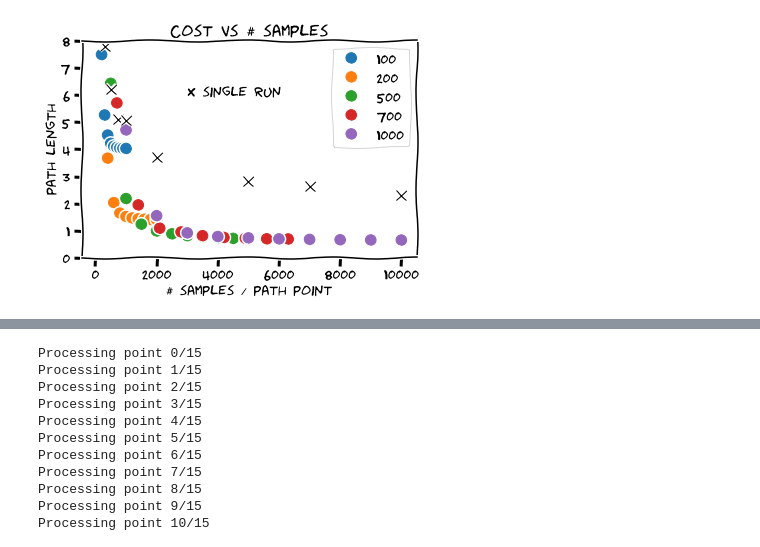
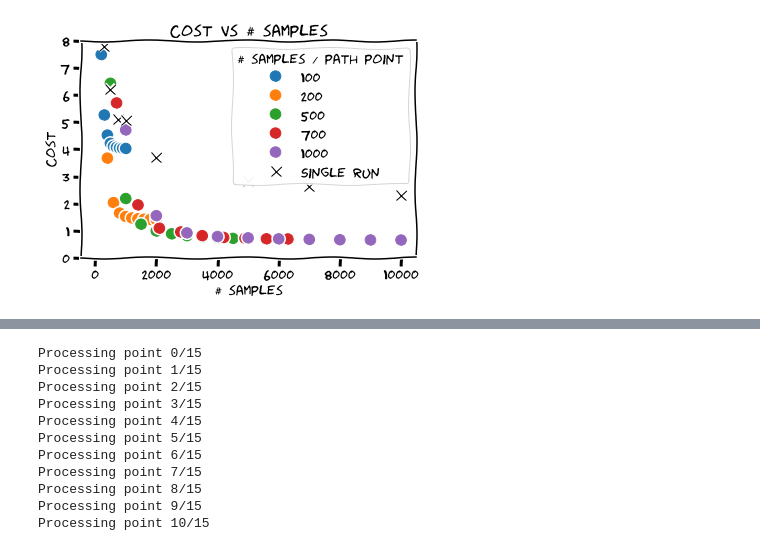
Before and after one commit to JeroenDM/deprecated-acrobotics, a Jupyter notebook: notebooks/iterative_grid_refining.ipynb, the cells around one changed output, grey strips where cells are left out. Cells and saved outputs as stored; diff of their text form; code cells hidden in the pictures.

```diff
--- a/notebooks/iterative_grid_refining.ipynb
+++ b/notebooks/iterative_grid_refining.ipynb
@@ -125,37 +119,38 @@ it = np.array(range(1, 11))
 s = np.array([100, 200, 500, 700, 1000])
 
 s_iter = []
 for i in range(5):
     s_iter.append(s[i] * it)
 
 # data for fixed stuff
 s_fixed = [50, 100, 200, 300, 500, 750, 1000, 2000, 5000, 7000]
 c_fixed = [20.45015525817871,
  15.496234893798828,
  9.976048469543457,
  7.798126220703125,
  6.232065200805664,
  5.128337383270264,
  5.063283920288086, 3.710268974304199, 2.8270692825317383, 2.6454219818115234]
 
 with plt.xkcd():
     fig, ax = plt.subplots()
 
     for i in range(5):
         ax.plot(s_iter[i], cost_iter[i], 'o', markerSize=10)
-    ax.legend(['100', '200', '500', '700', '1000'])
+
 
     #ax.axhline(2.30541, linestyle='--', color='k')
 
     ax.plot(10000, 2.30541, 'kx', markerSize=10)
     ax.plot(s_fixed, c_fixed, 'kx', markerSize=10)
-    ax.text(3000, 6, 'x single run', fontsize=14)
+    ax.legend(['100', '200', '500', '700', '1000', 'Single run'], title='# samples / path point')
+#     ax.text(3000, 6, 'x single run', fontsize=14)
 
     ax.set_ylim([0, 8])
-    ax.set_xlabel('# samples / path point')
-    ax.set_ylabel('path length')
+    ax.set_xlabel('# samples')
+    ax.set_ylabel('Cost')
     ax.set_title('Cost vs # samples')
 # %% [output]
-[figure, old version]
+[figure, new version]
 # %%
 s_iter
```
Also changed, not shown: parts of 4 cells of this notebook, 7 other files.
